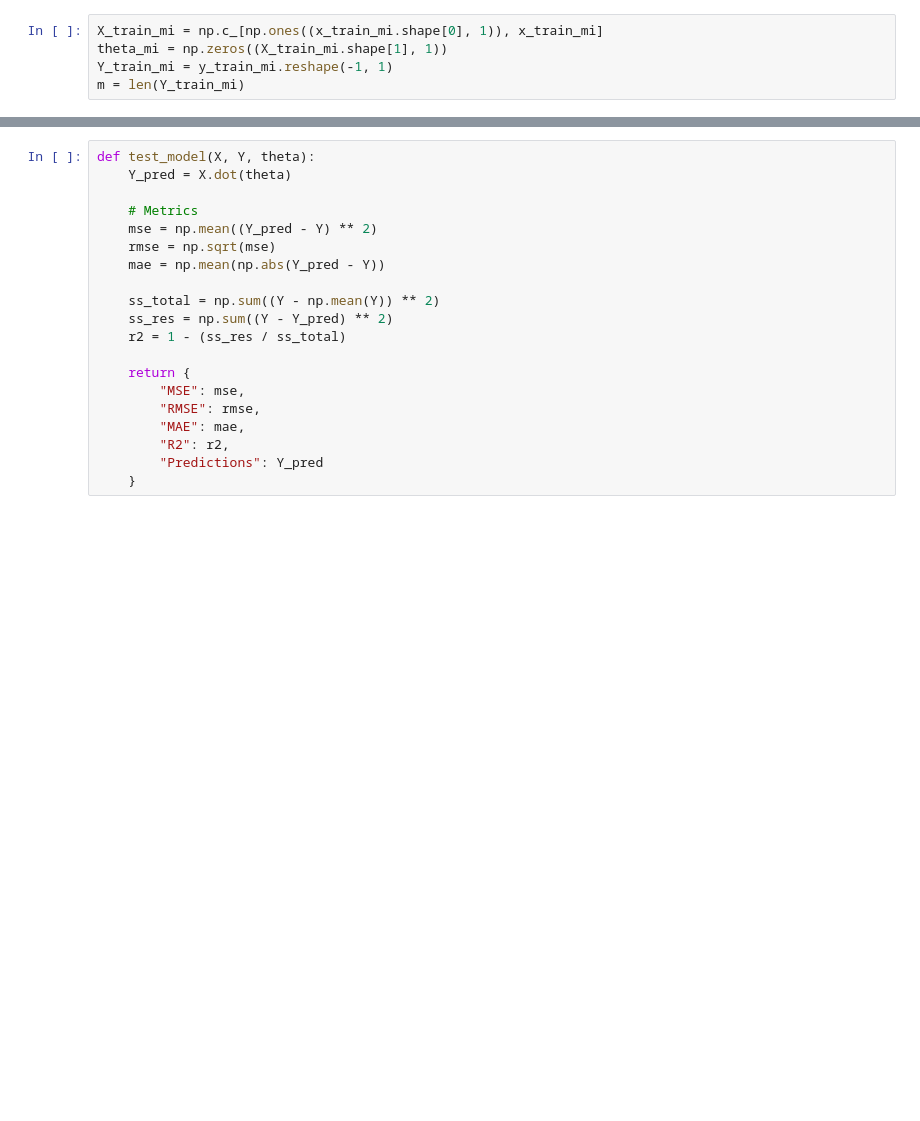
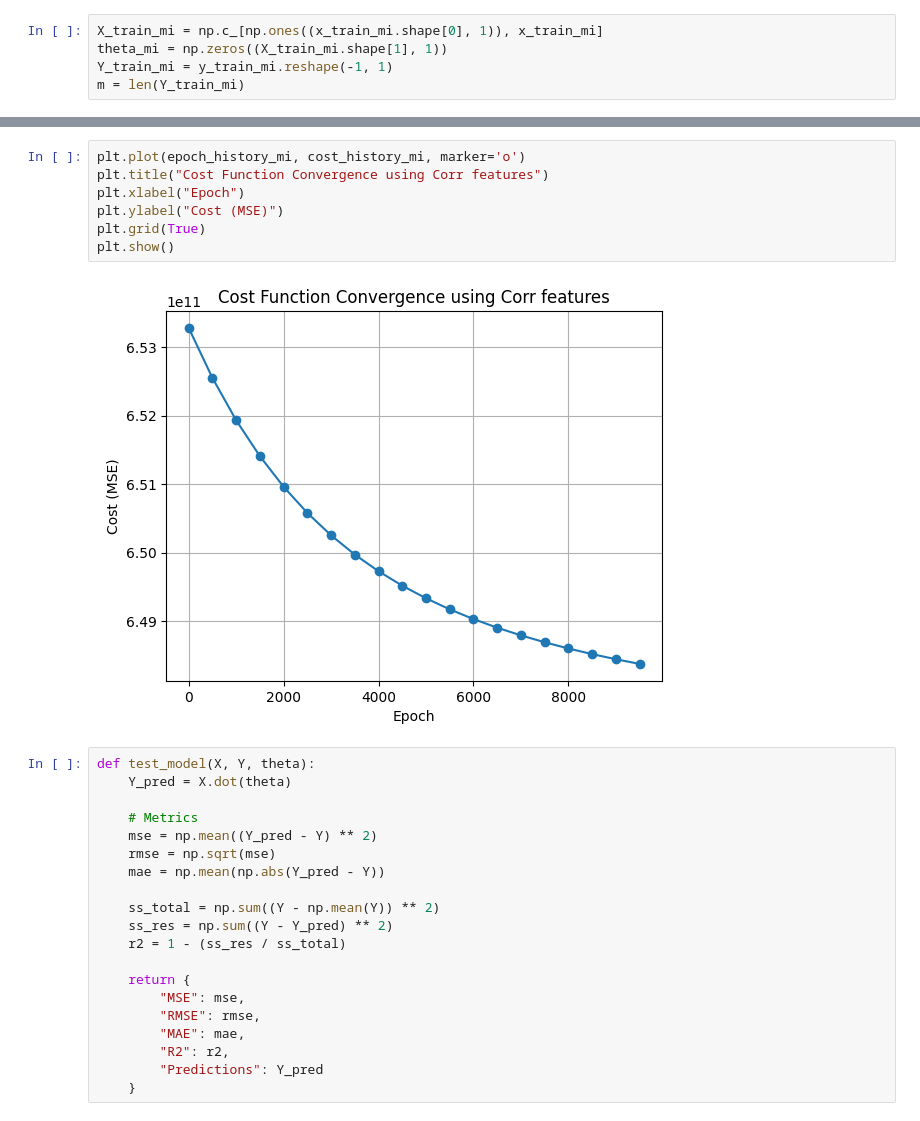
Before and after one commit to cedecj042/housing-price, a Jupyter notebook: linear-regression.ipynb, the cells around one changed output, grey strips where cells are left out. Drawn from its saved outputs; the diff is of its cells as text; blank space fills up the shorter version.

```diff
--- a/linear-regression.ipynb
+++ b/linear-regression.ipynb
@@ -331,3 +364,12 @@ Epoch 9000, Cost: 648849360582.5249
+# %%
+plt.plot(epoch_history_mi, cost_history_mi, marker='o')
+plt.title("Cost Function Convergence using Corr features")
+plt.xlabel("Epoch")
+plt.ylabel("Cost (MSE)")
+plt.grid(True)
+plt.show()
+# %% [output]
+[figure, added]
 # %%
 def test_model(X, Y, theta):
     Y_pred = X.dot(theta)
```
Also changed, not shown: parts of 12 cells of this notebook, 1 other file.
